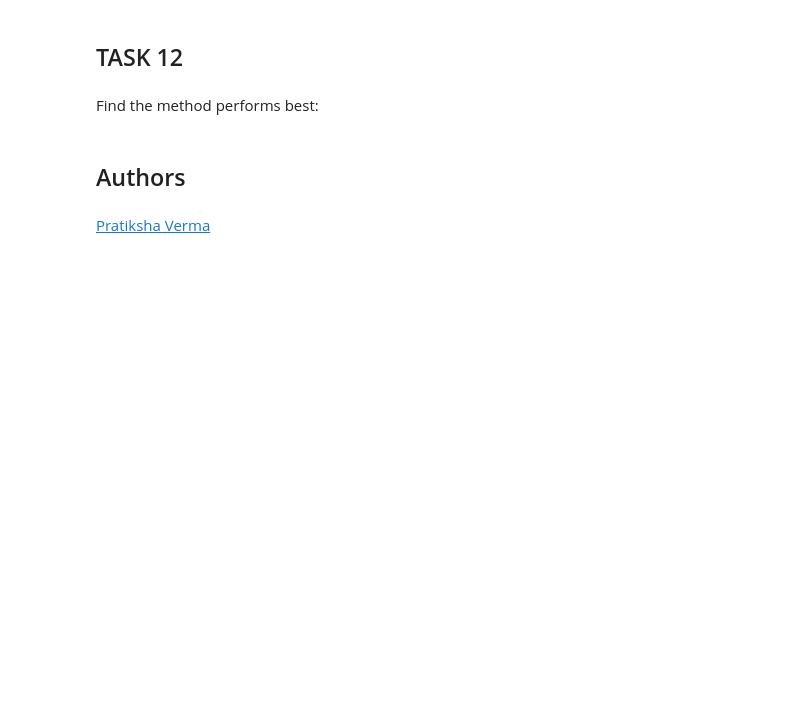
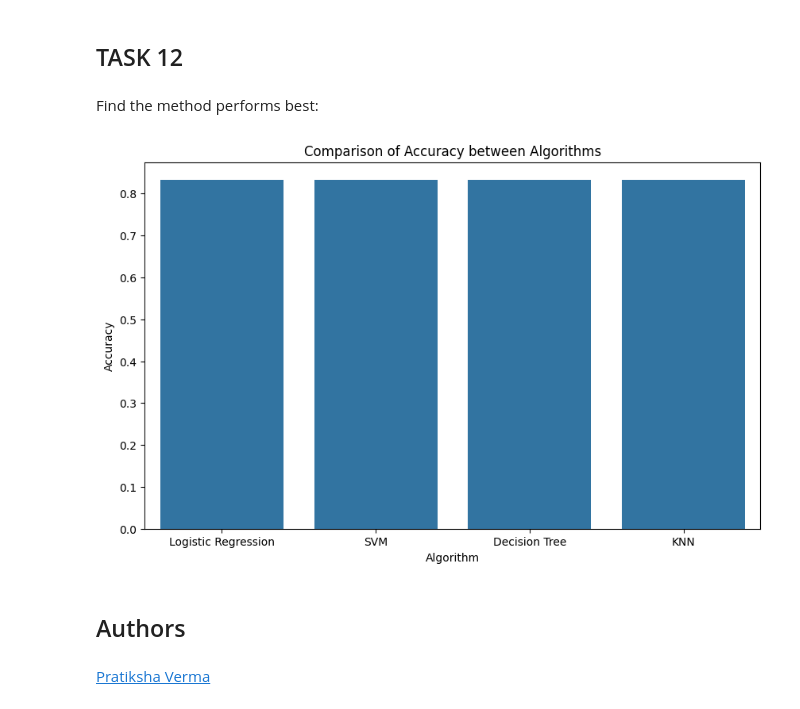
Before and after one commit to nguyenanhthai/Coursera-IBM-Applied-Data-Science-Capstone, a Jupyter notebook: W4/SpaceX_Machine_Learning_Prediction_Part_5.jupyterlite.ipynb, the cells around one changed output. Saved outputs shown, nothing was run; the diff lists cells and outputs as text; code cells hidden in the pictures; blank space fills up the shorter version.

```diff
--- a/W4/SpaceX_Machine_Learning_Prediction_Part_5.jupyterlite.ipynb
+++ b/W4/SpaceX_Machine_Learning_Prediction_Part_5.jupyterlite.ipynb
@@ -208,8 +208,8 @@ accuracy : 0.8464285714285713
 # %% [markdown]
 Calculate the accuracy on the test data using the method <code>score</code>:
 # %%
-accuracy = logreg_cv.score(X_test, Y_test)
-accuracy
+lg_accuracy = logreg_cv.score(X_test, Y_test)
+lg_accuracy
 # %% [output]
 0.8333333333333334
 # %% [markdown]
@@ -252,8 +252,8 @@ accuracy : 0.8482142857142856
 # %% [markdown]
 Calculate the accuracy on the test data using the method <code>score</code>:
 # %%
-accuracy = svm_cv.score(X_test, Y_test)
-accuracy
+svm_accuracy = svm_cv.score(X_test, Y_test)
+svm_accuracy
 # %% [output]
 0.8333333333333334
 # %% [markdown]
@@ -315,6 +315,6 @@ accuracy : 0.8607142857142858
 # %% [markdown]
 Calculate the accuracy of tree_cv on the test data using the method <code>score</code>:
 # %%
-accuracy = tree_cv.score(X_test, Y_test)
-accuracy
+tree_accuracy = tree_cv.score(X_test, Y_test)
+tree_accuracy
 # %% [output]
@@ -355,8 +355,8 @@ accuracy : 0.8482142857142858
 # %% [markdown]
 Calculate the accuracy of knn_cv on the test data using the method <code>score</code>:
 # %%
-accuracy = knn_cv.score(X_test, Y_test)
-accuracy
+knn_accuracy = knn_cv.score(X_test, Y_test)
+knn_accuracy
 # %% [output]
 0.8333333333333334
 # %% [markdown]
@@ -370,6 +370,23 @@ plot_confusion_matrix(Y_test,yhat)
 ## TASK  12
 # %% [markdown]
 Find the method performs best:
+# %%
+
+accuracy_scores = [lg_accuracy, svm_accuracy, tree_accuracy, knn_accuracy]  # replace these with your actual scores
+
+# Create a DataFrame
+df = pd.DataFrame({
+    'Algorithm': ['Logistic Regression', 'SVM', 'Decision Tree', 'KNN'],
+    'Accuracy': accuracy_scores
+})
+
+# Draw the bar plot
+plt.figure(figsize=(10, 6))
+sns.barplot(x='Algorithm', y='Accuracy', data=df)
+plt.title('Comparison of Accuracy between Algorithms')
+plt.show()
+# %% [output]
+[figure, added]
 # %% [markdown]
 ## Authors
 # %% [markdown]
```
Also changed, not shown: parts of 4 cells of this notebook, 1 other file.
